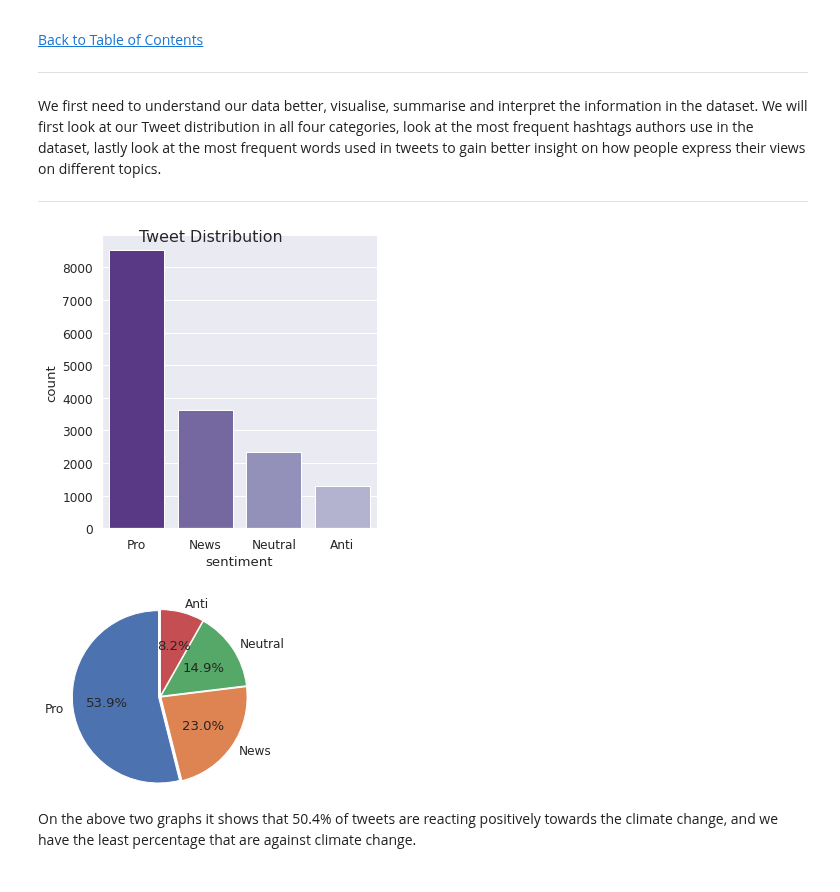
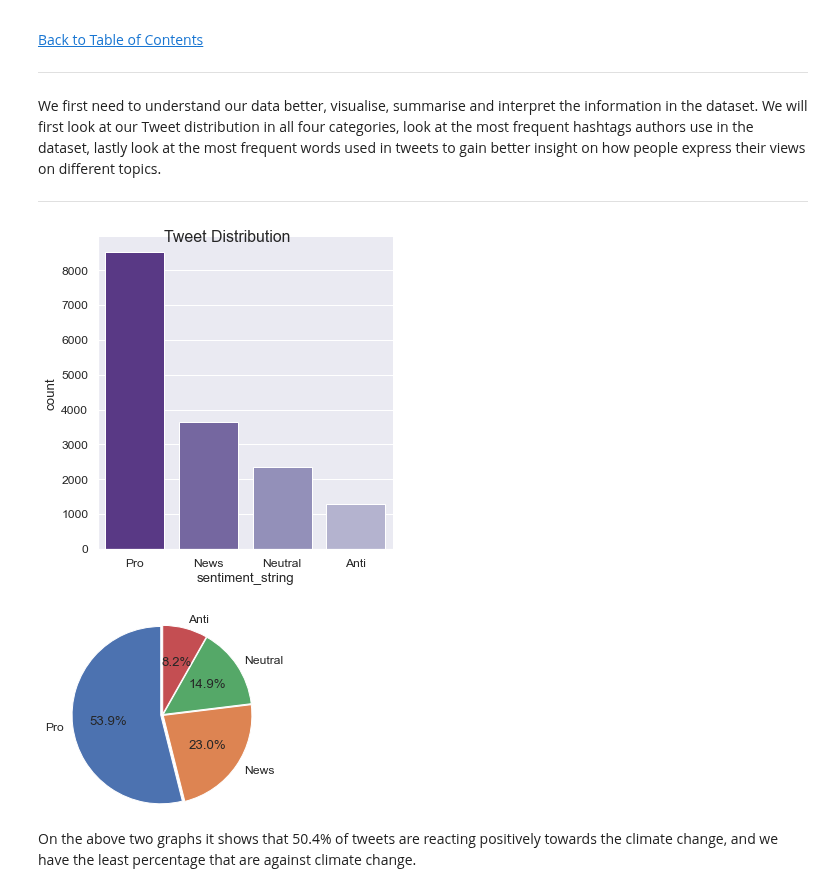
Before and after one commit to ethanmacrae/classification-predict-streamlit-template, a Jupyter notebook: Classification Predict Notebook .ipynb, the cells around one changed output. Saved outputs shown, nothing was run; the diff lists cells and outputs as text; code cells hidden in the pictures.

Commit message:
Added sentiment column

```diff
--- a/Classification Predict Notebook .ipynb
+++ b/Classification Predict Notebook .ipynb
@@ -250,6 +253,6 @@ rename_labels = {
      1: "Pro",
      2: "News",
 }
-df_train["sentiment"] = df_train["sentiment"].apply(lambda x: rename_labels[x])
+df_train["sentiment_string"] = df_train["sentiment"].apply(lambda x: rename_labels[x])
 df_train.head()
 # %% [output]
@@ -471,19 +474,19 @@ IndentationError: expected an indented block (<ipython-input-61-39b66b0e316a>, l
 # %%
 # plotting bar graph
 sns.set(font_scale=1.1)
-ax1 = sns.catplot("sentiment", data=df_train, kind="count", palette = sns.color_palette('Purples_r'))
+ax1 = sns.catplot("sentiment_string", data=df_train, kind="count", palette = sns.color_palette('Purples_r'))
 ax1.fig.suptitle('Tweet Distribution')
 plt.show()
 
 #plotting pie chart
-values = df_train["sentiment"].value_counts()/df_train.shape[0]
-labels = (df_train['sentiment'].value_counts()/df_train.shape[0]).index
+values = df_train["sentiment_string"].value_counts()/df_train.shape[0]
+labels = (df_train['sentiment_string'].value_counts()/df_train.shape[0]).index
 plt.pie(values, labels=labels, autopct='%1.1f%%', startangle=90, explode=(0.04,0.02,0.02,0.02), radius=2)
 plt.tight_layout()
 plt.show()
 # %% [output]
-[figure, old version]
+[figure, new version]
-[figure, old version]
+[figure, new version]
 # %% [markdown]
 On the above two graphs it shows that 50.4% of tweets are reacting positively towards the climate change, and we have the least percentage that are against climate change.
 # %% [markdown]
```
Also changed, not shown: parts of 11 cells of this notebook.
